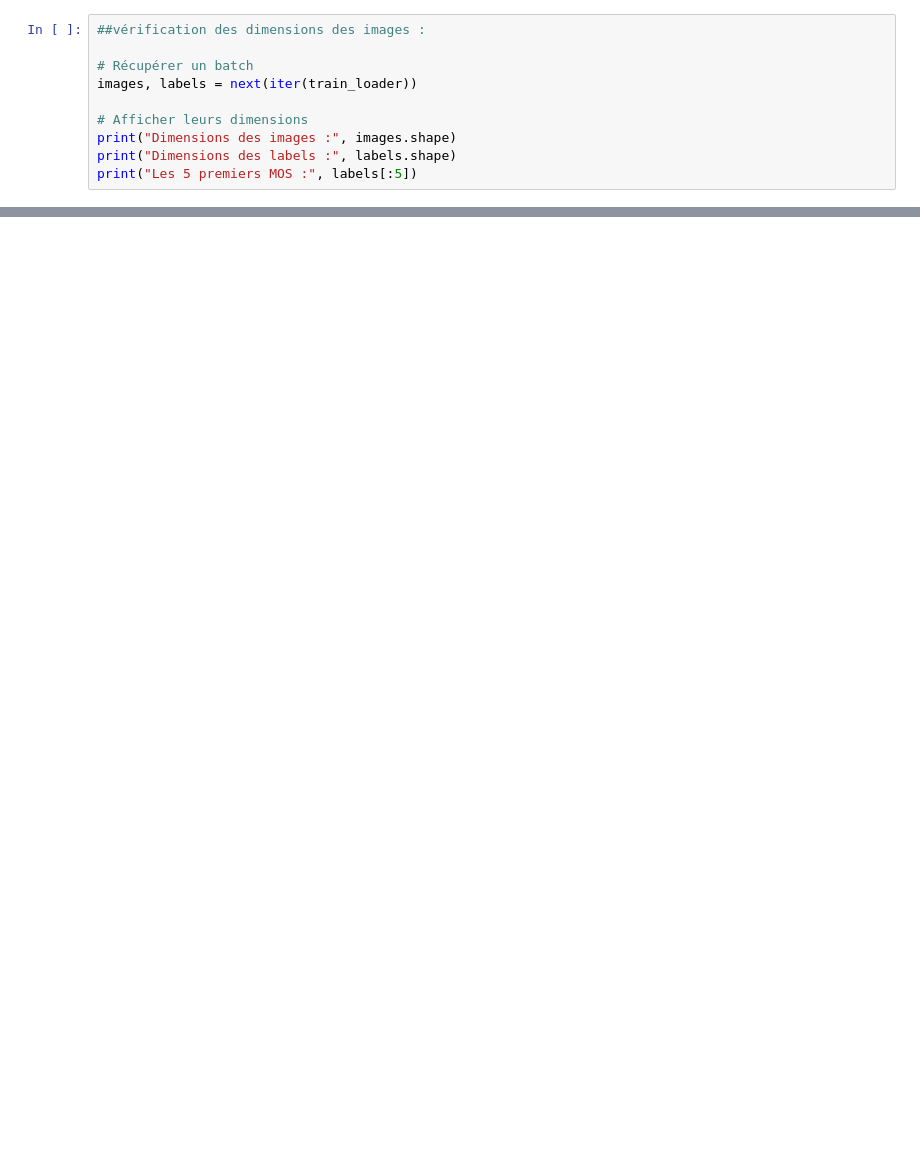
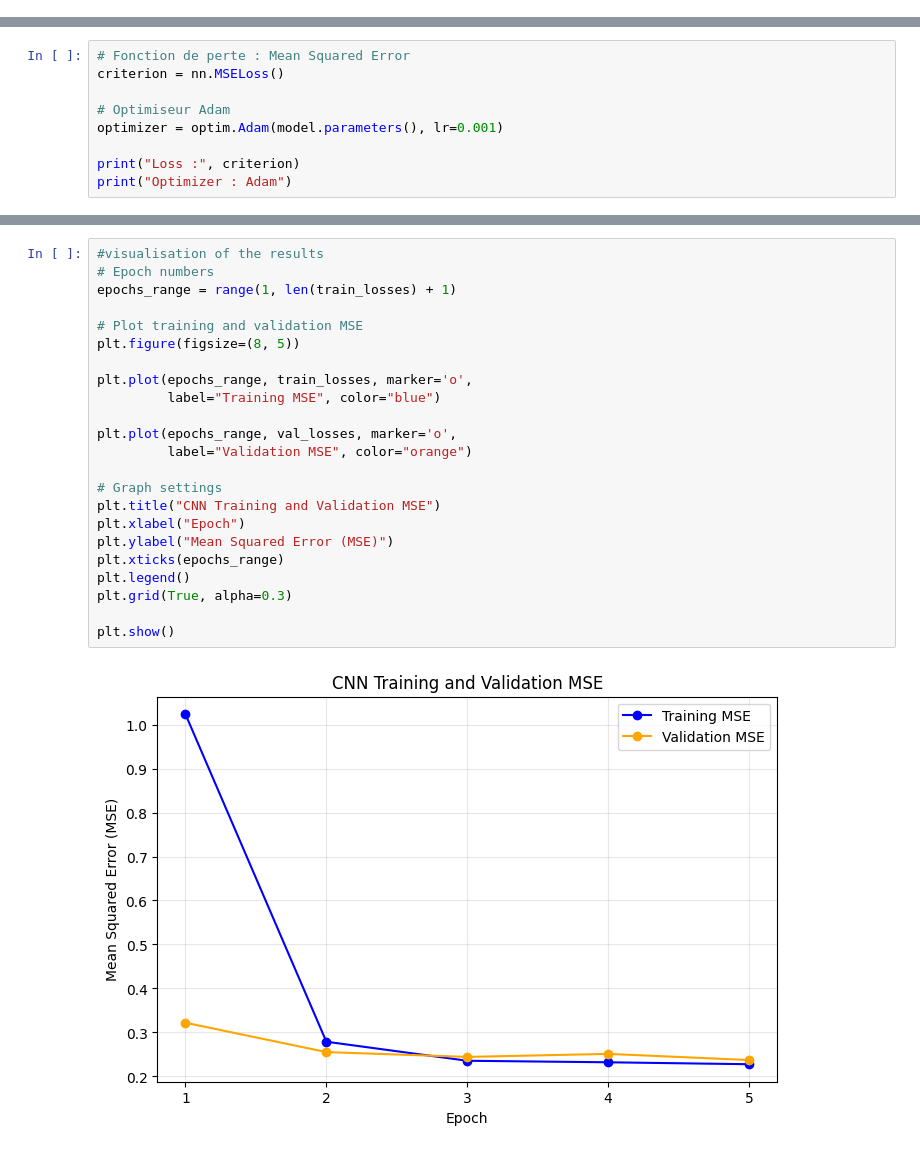
Before and after one commit to StuartGP-dev/TP2-Deep-Learning, a Jupyter notebook: experiments/CNN.ipynb, the cells around one changed output, grey strips where cells are left out. Cells and saved outputs as stored; diff of their text form; blank space fills up the shorter version.

```diff
--- a/experiments/CNN.ipynb
+++ b/experiments/CNN.ipynb
@@ -323,10 +0,0 @@ Batches Test : 32
-# %%
-##vérification des dimensions des images :
-
-# Récupérer un batch
-images, labels = next(iter(train_loader))
-
-# Afficher leurs dimensions
-print("Dimensions des images :", images.shape)
-print("Dimensions des labels :", labels.shape)
-print("Les 5 premiers MOS :", labels[:5])
@@ -336,0 +88,9 @@ Les 5 premiers MOS : tensor([3.6881, 3.6566, 3.0917, 3.5050, 2.2477])
+# %%
+# Fonction de perte : Mean Squared Error
+criterion = nn.MSELoss()
+
+# Optimiseur Adam
+optimizer = optim.Adam(model.parameters(), lr=0.001)
+
+print("Loss :", criterion)
+print("Optimizer : Adam")
@@ -336,0 +175,25 @@ Les 5 premiers MOS : tensor([3.6881, 3.6566, 3.0917, 3.5050, 2.2477])
+# %%
+#visualisation of the results
+# Epoch numbers
+epochs_range = range(1, len(train_losses) + 1)
+
+# Plot training and validation MSE
+plt.figure(figsize=(8, 5))
+
+plt.plot(epochs_range, train_losses, marker='o',
+         label="Training MSE", color="blue")
+
+plt.plot(epochs_range, val_losses, marker='o',
+         label="Validation MSE", color="orange")
+
+# Graph settings
+plt.title("CNN Training and Validation MSE")
+plt.xlabel("Epoch")
+plt.ylabel("Mean Squared Error (MSE)")
+plt.xticks(epochs_range)
+plt.legend()
+plt.grid(True, alpha=0.3)
+
+plt.show()
+# %% [output]
+[figure, added]
```
Also changed, not shown: parts of 37 cells of this notebook.
